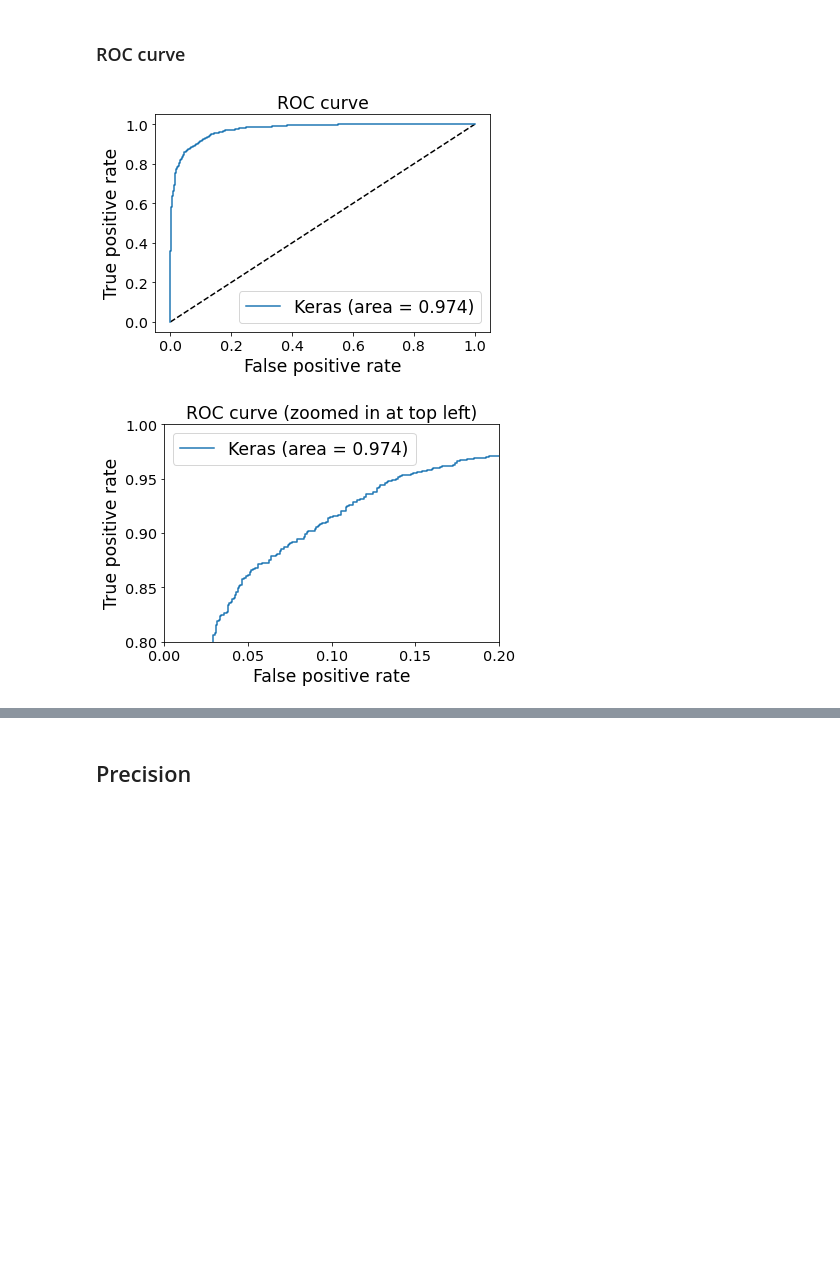
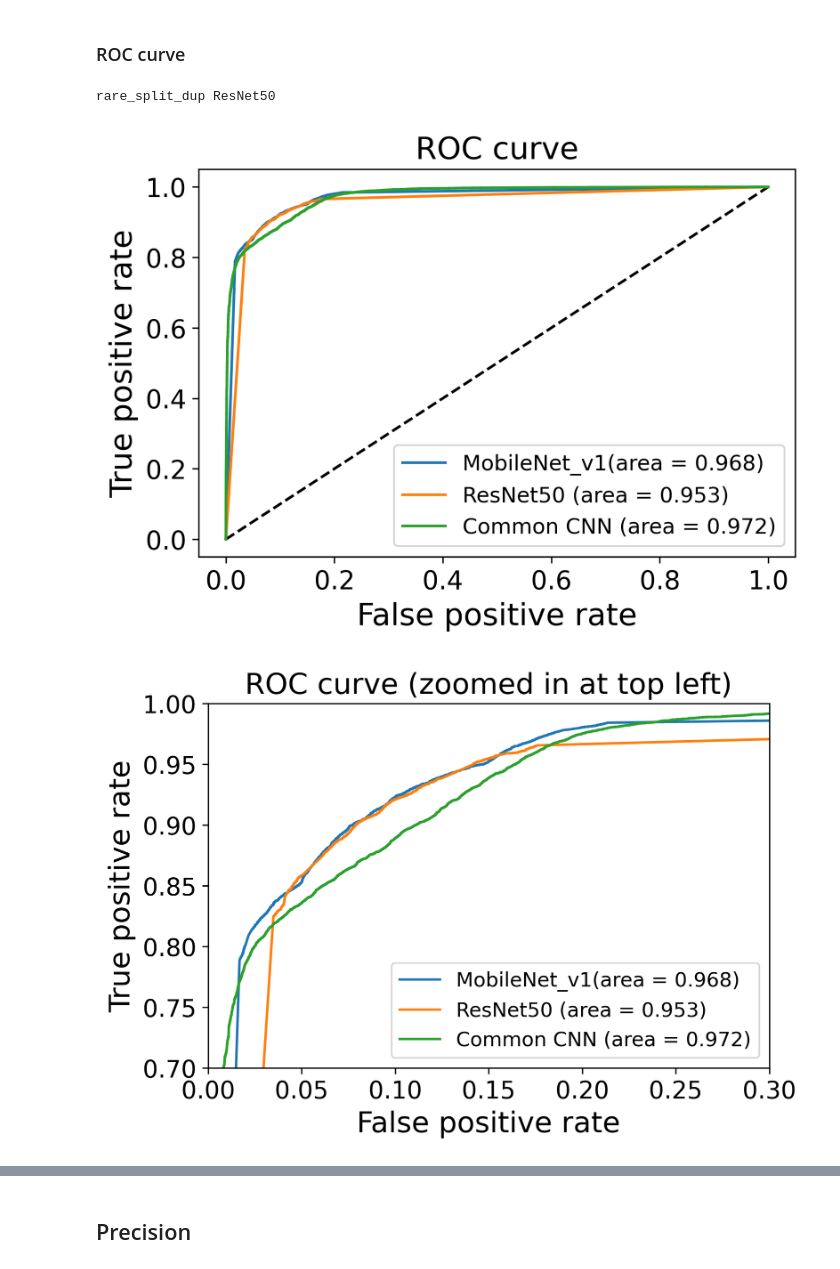
Before and after one commit to ShenLab/CNV-Espresso, a Jupyter notebook: src/training.ipynb, the cells around one changed output, grey strips where cells are left out. Saved outputs shown, nothing was run; the diff lists cells and outputs as text; code cells hidden in the pictures; blank space fills up the shorter version.

```diff
--- a/src/training.ipynb
+++ b/src/training.ipynb
@@ -110,3 +162,9 @@ def loadImgs(cnv_list, img_width, img_height):
+# %%
+def pred_roc_data(model, img, label_one_hot):
+    pred_keras = model.predict(img).ravel() # ravel(): Flatten the array
+    fpr_keras, tpr_keras, thresholds_keras = roc_curve(label_one_hot.ravel(), pred_keras)
+    auc_keras = auc(fpr_keras, tpr_keras)
+    return fpr_keras, tpr_keras, auc_keras
 # %% [markdown]
 # Processing
 # %%
@@ -444,28 +532,50 @@ auc_keras = auc(fpr_keras, tpr_keras)
+# %%
+print(project_name, model_name)
+# %% [output]
+rare_split_dup ResNet50
+# %%
+## Load pre-calculated model
+common_cnn_model_path = '/home/rt2776/cnv_espresso/src/' + project_name + '_model.h5'
+common_cnn_model = keras.models.load_model(common_cnn_model_path)
+
+MobileNet_model_path = '/home/rt2776/cnv_espresso/src/' + project_name + '_MobileNet_v1.h5'
+MobileNet_model = keras.models.load_model(MobileNet_model_path)
+
+ResNet50_model_path = '/home/rt2776/cnv_espresso/src/' + project_name + '_ResNet50.h5'
+ResNet50_model = keras.models.load_model(ResNet50_model_path)
+# %%
+fpr_MobileNet, tpr_MobileNet, auc_MobileNet = pred_roc_data(MobileNet_model, test_img, test_labels_one_hot)
+fpr_ResNet50,  tpr_ResNet50,  auc_ResNet50  = pred_roc_data(ResNet50_model,  test_img, test_labels_one_hot)
+fpr_common_cnn,tpr_common_cnn,auc_common_cnn= pred_roc_data(common_cnn_model,test_img, test_labels_one_hot)
 # %%
-plt.figure(1)
+plt.figure(1,dpi=300)
+plt.tick_params(labelsize="x-large")
 plt.plot([0, 1], [0, 1], 'k--')
-plt.plot(fpr_keras, tpr_keras, label='Keras (area = {:.3f})'.format(auc_keras))
+plt.plot(fpr_MobileNet, tpr_MobileNet, label='MobileNet_v1(area = {:.3f})'.format(auc_MobileNet))
+plt.plot(fpr_ResNet50,  tpr_ResNet50,  label='ResNet50 (area = {:.3f})'.format(auc_ResNet50))
+plt.plot(fpr_common_cnn,tpr_common_cnn,label='Common CNN (area = {:.3f})'.format(auc_common_cnn))
 plt.xlabel('False positive rate',fontsize="xx-large")
 plt.ylabel('True positive rate',fontsize="xx-large")
 plt.title('ROC curve',fontsize="xx-large")
-plt.legend(loc='best',fontsize="xx-large")
-plt.tick_params(labelsize="x-large")
+plt.legend(loc='best',fontsize="large")
 plt.show()
 # Zoom in view of the upper left corner.
-plt.figure(2)
+plt.figure(2,dpi=300)
 plt.tick_params(labelsize="x-large")
-plt.xlim(0, 0.2)
-plt.ylim(0.8, 1)
+plt.xlim(0, 0.3)
+plt.ylim(0.7, 1)
 plt.plot([0, 1], [0, 1], 'k--')
-plt.plot(fpr_keras, tpr_keras, label='Keras (area = {:.3f})'.format(auc_keras))
+plt.plot(fpr_MobileNet, tpr_MobileNet, label='MobileNet_v1(area = {:.3f})'.format(auc_MobileNet))
+plt.plot(fpr_ResNet50,  tpr_ResNet50,  label='ResNet50 (area = {:.3f})'.format(auc_ResNet50))
+plt.plot(fpr_common_cnn,tpr_common_cnn,label='Common CNN (area = {:.3f})'.format(auc_common_cnn))
 plt.xlabel('False positive rate',fontsize="xx-large")
 plt.ylabel('True positive rate',fontsize="xx-large")
 plt.title('ROC curve (zoomed in at top left)',fontsize="xx-large")
-plt.legend(loc='best',fontsize="xx-large")
+plt.legend(loc='best',fontsize="large")
 plt.show()
 # %% [output]
-[figure, old version]
+[figure, new version]
-[figure, old version]
+[figure, new version]
 # %%
 print(project_name)
 time_stamp = datetime.datetime.now()
```
Also changed, not shown: parts of 45 cells of this notebook, 1 other file.
